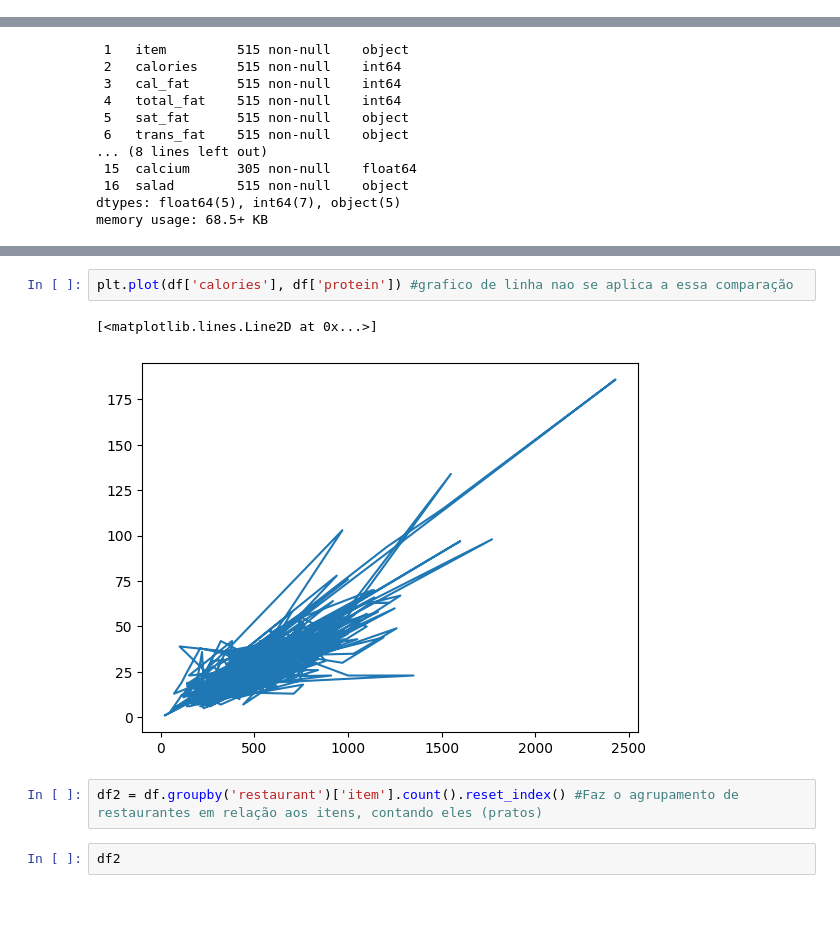
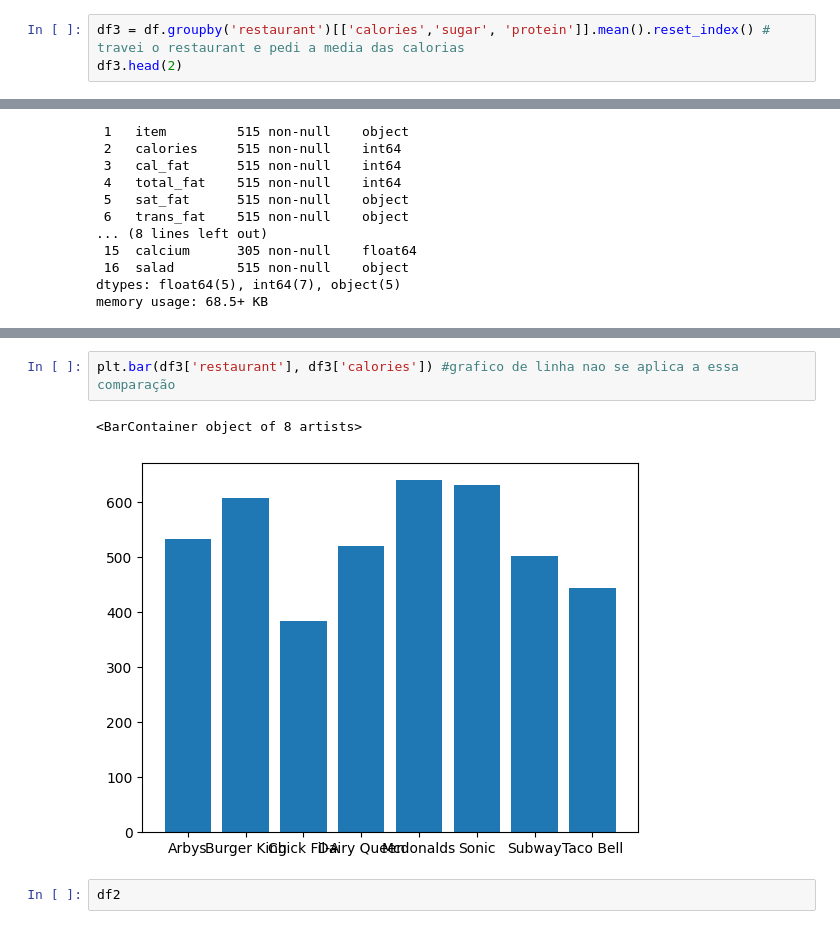
Before and after one commit to TgdaAlmeida/aula_coderhouse, a Jupyter notebook: CURSO_CODER/Aula11.ipynb, the cells around one changed output, grey strips where cells are left out. Drawn from its saved outputs; the diff is of its cells as text.

```diff
--- a/CURSO_CODER/Aula11.ipynb
+++ b/CURSO_CODER/Aula11.ipynb
@@ -9,0 +24,3 @@ import seaborn as sns
+# %%
+df3 = df.groupby('restaurant')[['calories','sugar', 'protein']].mean().reset_index() # travei o restaurant e pedi a media das calorias
+df3.head(2)
@@ -105,10 +140,8 @@ memory usage: 68.5+ KB
 # %%
-plt.plot(df['calories'], df['protein']) #grafico de linha nao se aplica a essa comparação
+plt.bar(df3['restaurant'], df3['calories']) #grafico de linha nao se aplica a essa comparação
 # %% [output]
-[<matplotlib.lines.Line2D at 0x...>]
+<BarContainer object of 8 artists>
-[figure, old version]
+[figure, new version]
-# %%
-df2 = df.groupby('restaurant')['item'].count().reset_index() #Faz o agrupamento de restaurantes em relação aos itens, contando eles (pratos)
 # %%
 df2
 # %% [output]
```
Also changed, not shown: parts of 13 cells of this notebook, 4 other files.
